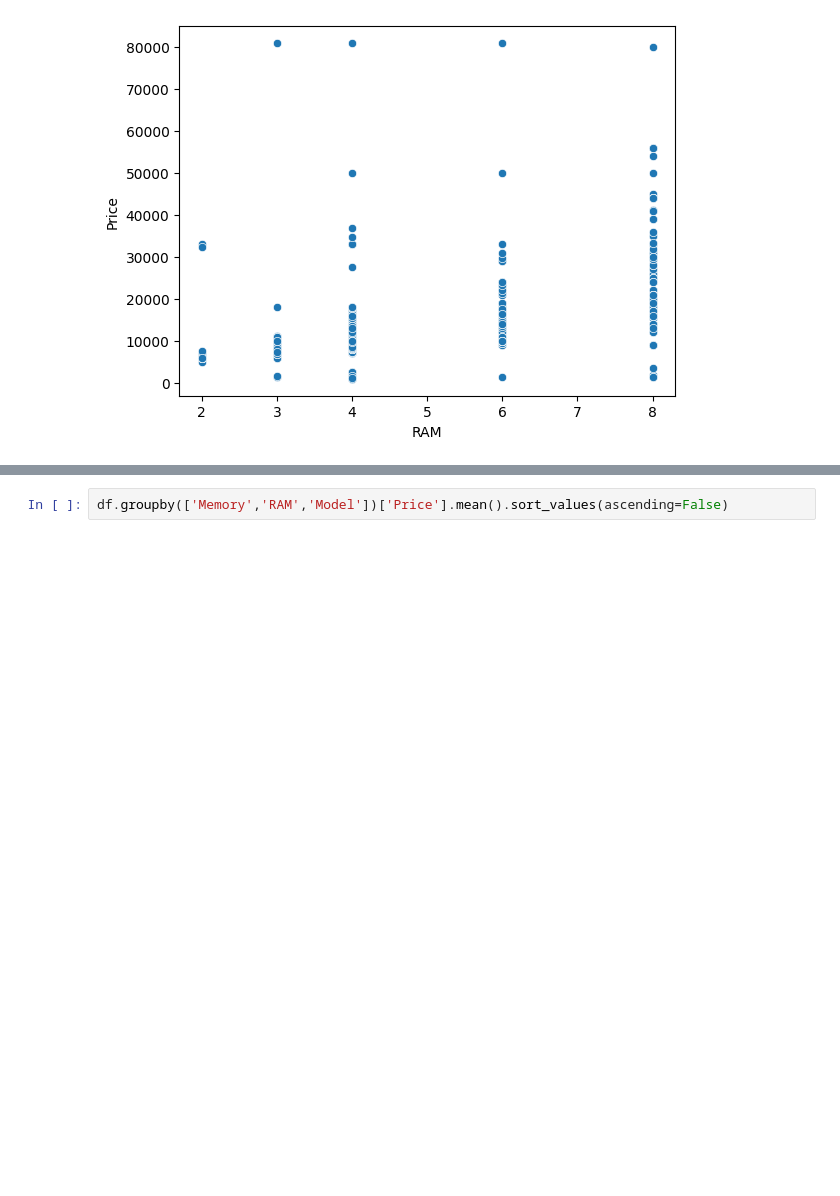
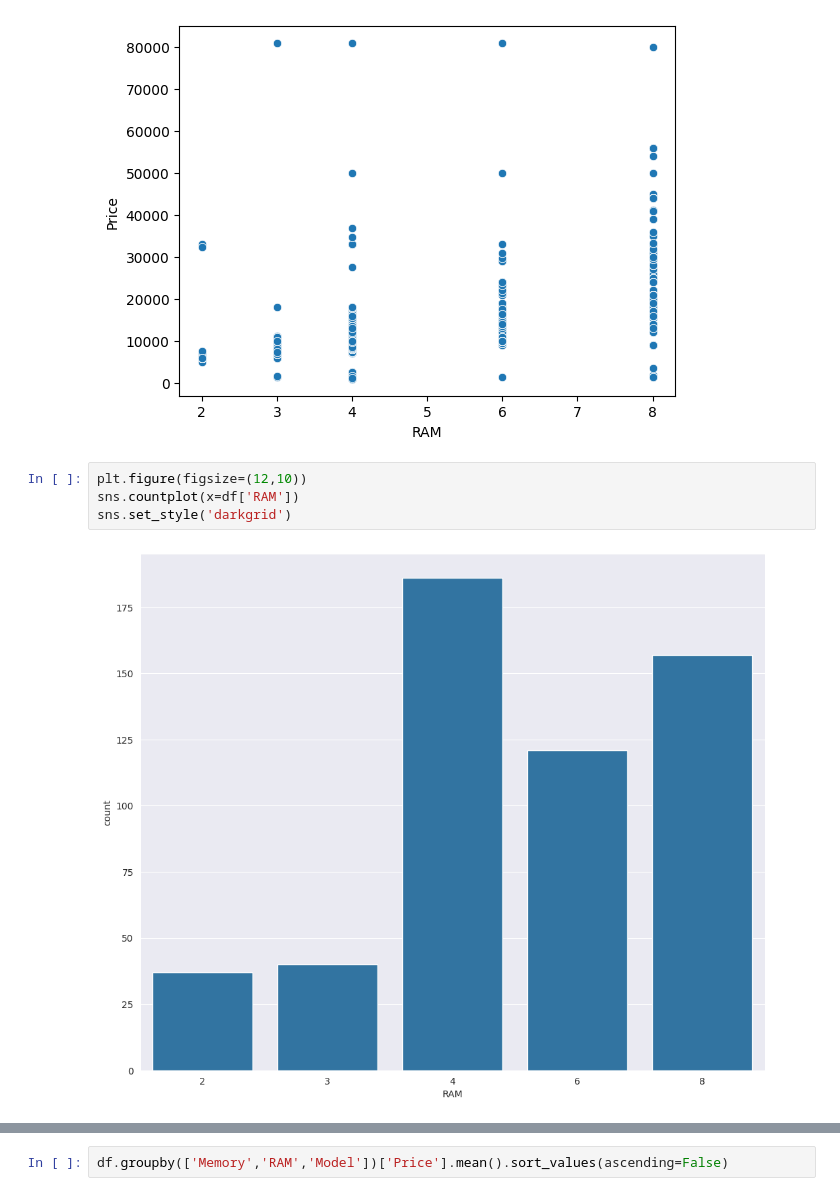
Before and after one commit to Deb052024/Machine-Prediction, a Jupyter notebook: Mobile_Handset_Price.ipynb, the cells around one changed output, grey strips where cells are left out. Drawn from its saved outputs; the diff is of its cells as text; blank space fills up the shorter version.

```diff
--- a/Mobile_Handset_Price.ipynb
+++ b/Mobile_Handset_Price.ipynb
@@ -354,3 +357,9 @@ sns.scatterplot(x=df['RAM'],y=df['Price'])
 # %% [output]
 <Axes: xlabel='RAM', ylabel='Price'>
 [figure]
+# %%
+plt.figure(figsize=(12,10))
+sns.countplot(x=df['RAM'])
+sns.set_style('darkgrid')
+# %% [output]
+[figure, added]
```
Also changed, not shown: parts of 17 cells of this notebook.
